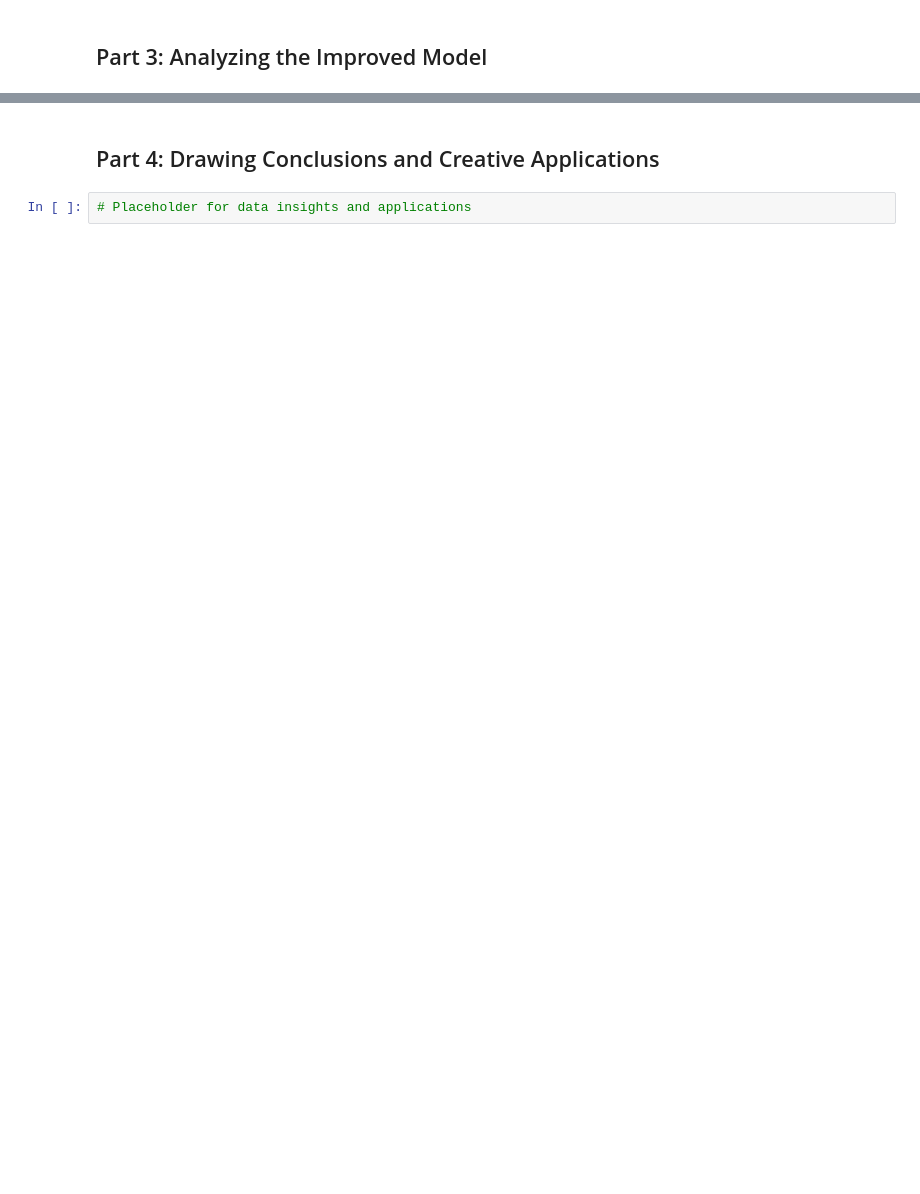
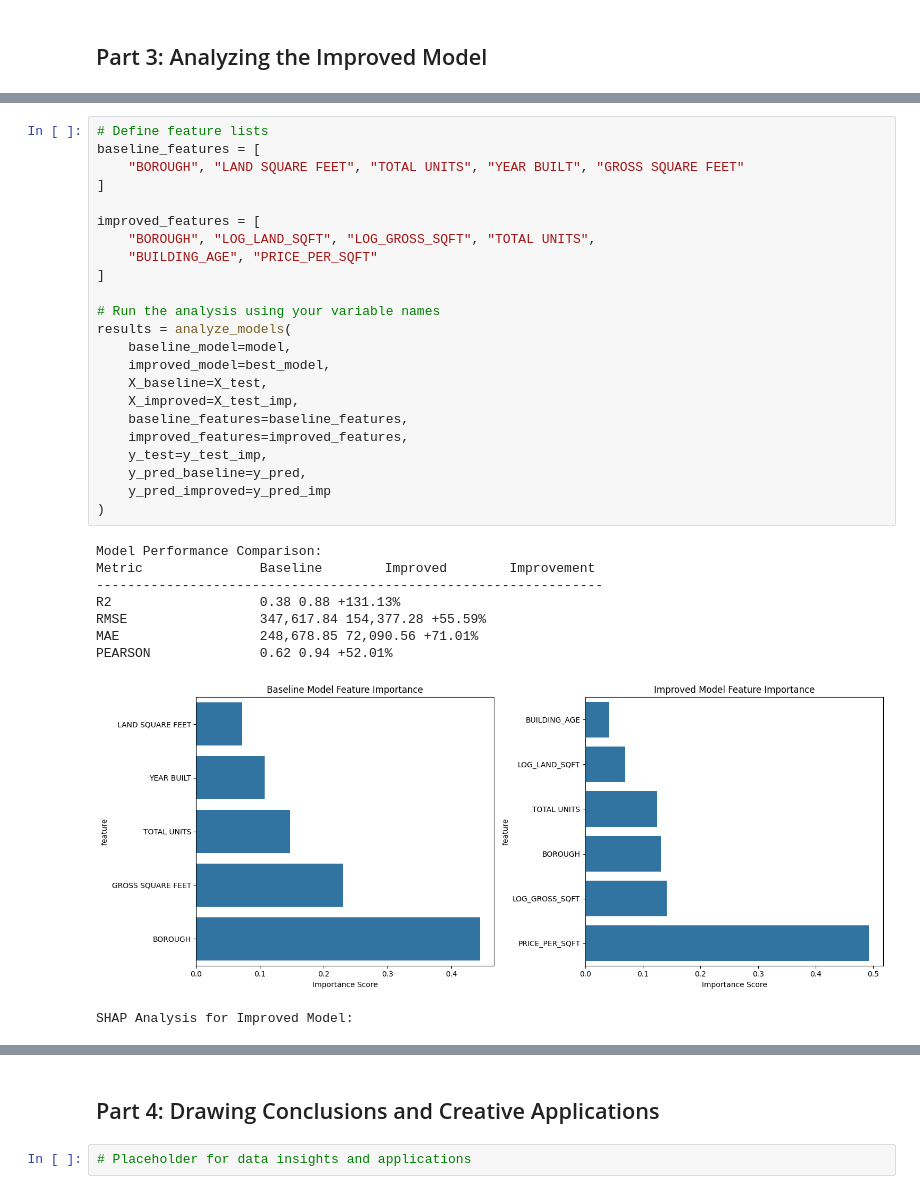
Before and after one commit to itayderazon/TabularDataScience, a Jupyter notebook: ex2.ipynb, the cells around one changed output, grey strips where cells are left out. Saved outputs shown, nothing was run; the diff lists cells and outputs as text; blank space fills up the shorter version.

```diff
--- a/ex2.ipynb
+++ b/ex2.ipynb
@@ -343,0 +530,33 @@ R² after tuning, feature engineering, and balancing: 0.88
+# %%
+# Define feature lists
+baseline_features = [
+    "BOROUGH", "LAND SQUARE FEET", "TOTAL UNITS", "YEAR BUILT", "GROSS SQUARE FEET"
+]
+
+improved_features = [
+    "BOROUGH", "LOG_LAND_SQFT", "LOG_GROSS_SQFT", "TOTAL UNITS",
+    "BUILDING_AGE", "PRICE_PER_SQFT"
+]
+
+# Run the analysis using your variable names
+results = analyze_models(
+    baseline_model=model,
+    improved_model=best_model,
+    X_baseline=X_test,
+    X_improved=X_test_imp,
+    baseline_features=baseline_features,
+    improved_features=improved_features,
+    y_test=y_test_imp,
+    y_pred_baseline=y_pred,
+    y_pred_improved=y_pred_imp
+)
+# %% [output]
+Model Performance Comparison:
+Metric               Baseline        Improved        Improvement
+-----------------------------------------------------------------
+R2                   0.38 0.88 +131.13%
+RMSE                 347,617.84 154,377.28 +55.59%
+MAE                  248,678.85 72,090.56 +71.01%
+PEARSON              0.62 0.94 +52.01%
+[figure, added]
+SHAP Analysis for Improved Model:
```
Also changed, not shown: parts of 5 cells of this notebook.
